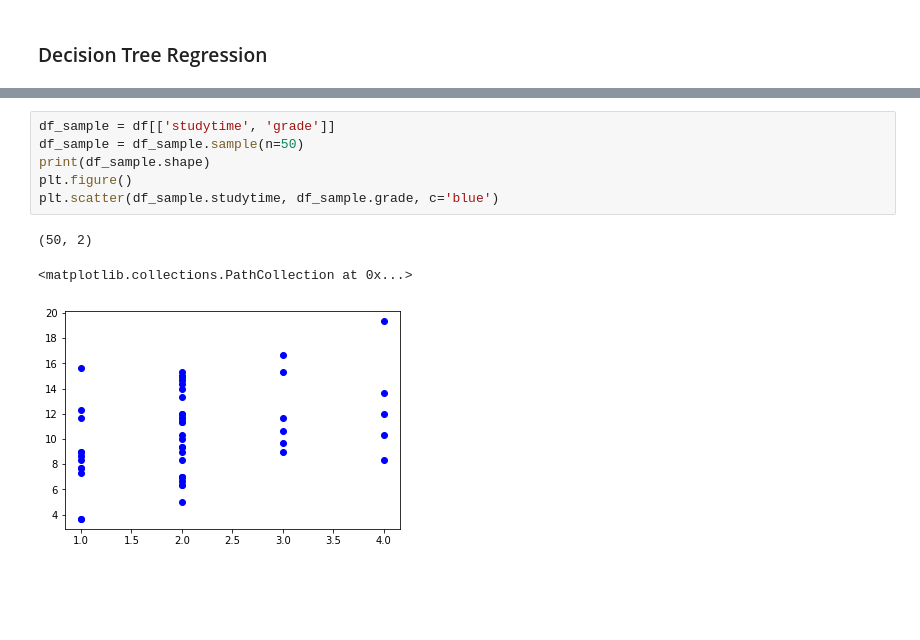
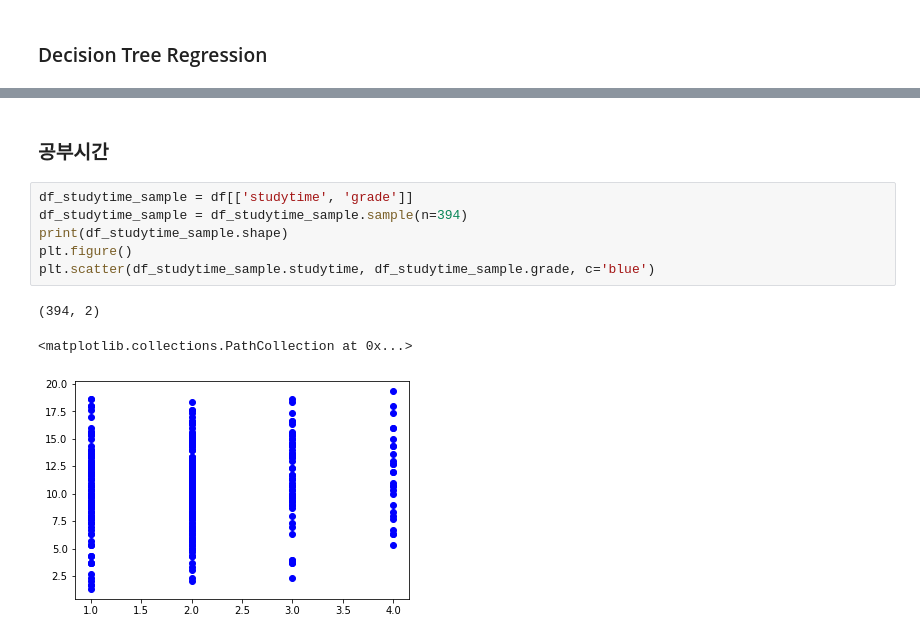
Before and after one commit to kangmincho1/Side-Projects, a Jupyter notebook: regression.ipynb, the cells around one changed output, grey strips where cells are left out. Cells and saved outputs as stored; diff of their text form; blank space fills up the shorter version.

```diff
--- a/regression.ipynb
+++ b/regression.ipynb
@@ -351,11 +380,13 @@ alpha 3) RMSE: 3.6974342010326366, MAE: 1.7290218895915168
+# %% [markdown]
+### 공부시간
 # %%
-df_sample = df[['studytime', 'grade']]
-df_sample = df_sample.sample(n=50)
-print(df_sample.shape)
+df_studytime_sample = df[['studytime', 'grade']]
+df_studytime_sample = df_studytime_sample.sample(n=394)
+print(df_studytime_sample.shape)
 plt.figure()
-plt.scatter(df_sample.studytime, df_sample.grade, c='blue')
+plt.scatter(df_studytime_sample.studytime, df_studytime_sample.grade, c='blue')
 # %% [output]
-(50, 2)
+(394, 2)
 <matplotlib.collections.PathCollection at 0x...>
-[figure, old version]
+[figure, new version]
 # %%
```
Also changed, not shown: parts of 32 cells of this notebook.
